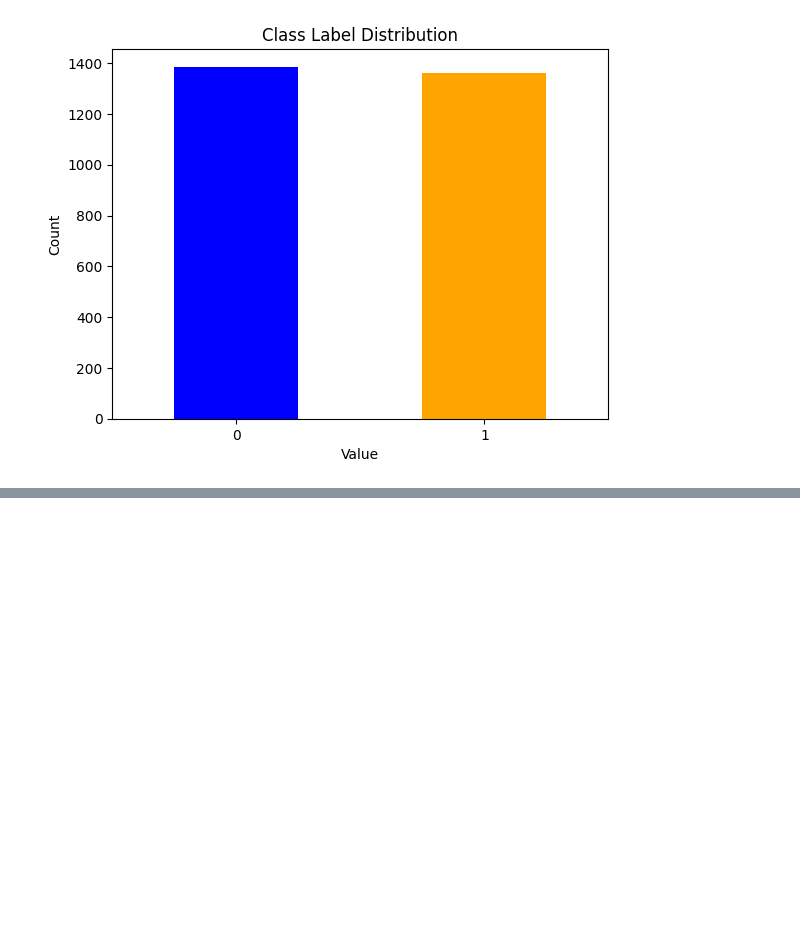
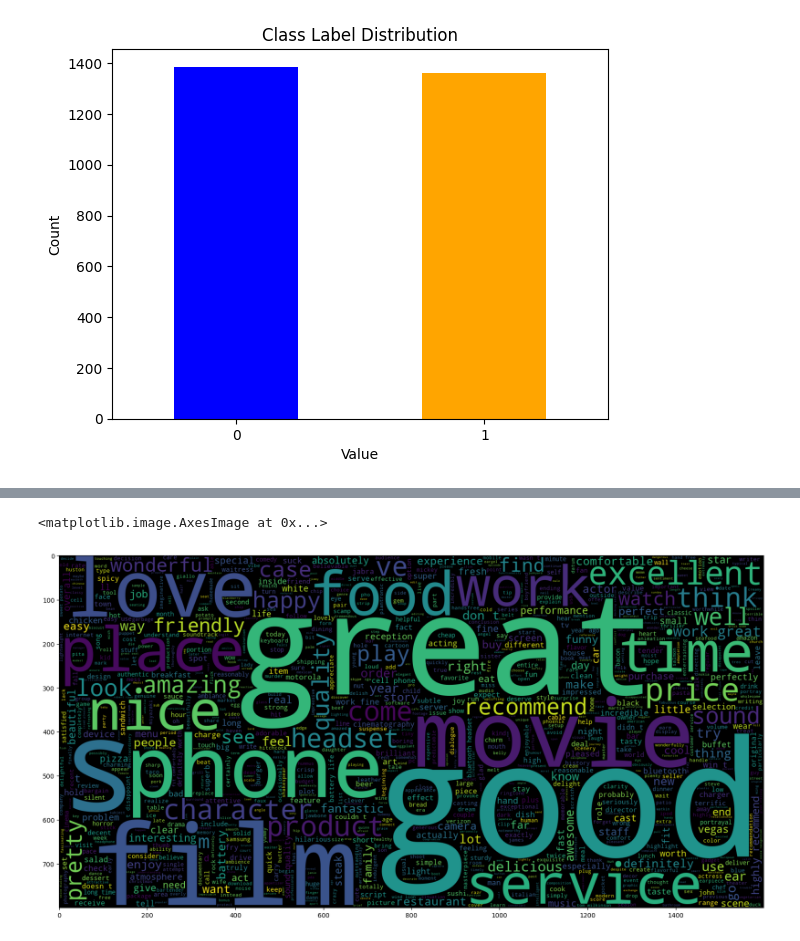
Before and after one commit to k3v1n-KI/semtement_analyzer, a Jupyter notebook: ml_model.ipynb, the cells around one changed output, grey strips where cells are left out. Cells and saved outputs as stored; diff of their text form; code cells hidden in the pictures; blank space fills up the shorter version.

```diff
--- a/ml_model.ipynb
+++ b/ml_model.ipynb
@@ -82 +89,8 @@ df_reviews[df_reviews["sentiment"] == 1]
 1386 rows × 3 columns
+# %%
+plt.figure(figsize = (20,20))
+wc = WordCloud(max_words = 2000 , width = 1600 , height = 800 , stopwords = STOPWORDS).generate(" ".join(df_reviews[df_reviews.sentiment == 1].preprocessed))
+plt.imshow(wc, interpolation = 'bilinear')
+# %% [output]
+<matplotlib.image.AxesImage at 0x...>
+[figure, added]
```
Also changed, not shown: parts of 17 cells of this notebook, 1 other file.
